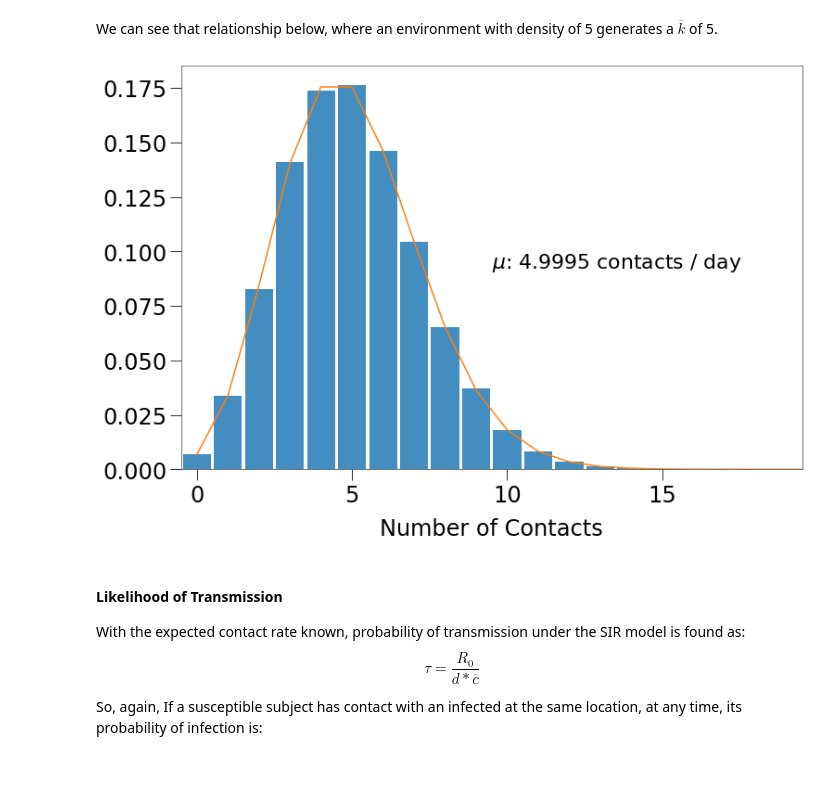
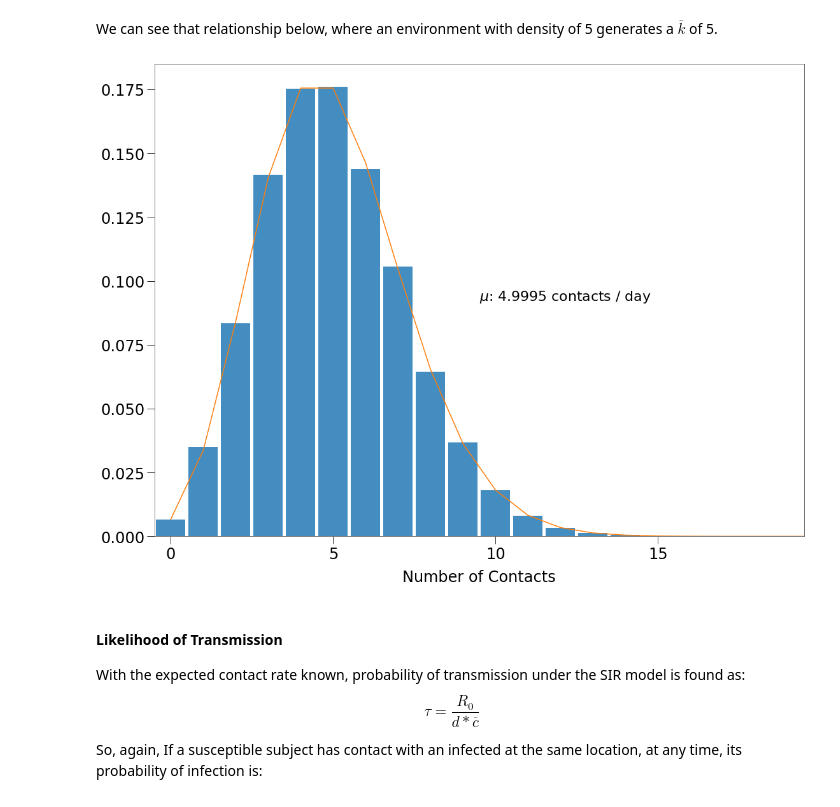
Before and after one commit to rjskene/rknotdocs, a Jupyter notebook: docs/theory.ipynb, the cells around one changed output. Cells and saved outputs as stored; diff of their text form; code cells hidden in the pictures; blank space fills up the shorter version.

```diff
--- a/docs/theory.ipynb
+++ b/docs/theory.ipynb
@@ -241,36 +239,39 @@ import numpy as np
 import scipy.stats as st
 import matplotlib.pyplot as plt
 
 density = 5
 n_dots = 10000
 n_locs = n_dots // density
 
 # binom always returns n + 1
 p = 1 / n_locs
 n = n_dots - 1
 x = np.arange(n + 1)
 
 kontact = st.binom(n, p)
 
-fig, ax = plt.subplots(1,1, figsize=(12,8))
+fig, ax = plt.subplots(1,1, figsize=(16,12))
 
 counts, bins, _ = plt.hist(
     np.random.binomial(n, p, 100000),
     bins=x, density=True, rwidth=.9
 )
 
 ax.plot(x+.5, kontact.pmf(x))
 
 ax.set_xticks([i+.5 for i in range(20) if not i % 5])
 ax.set_xticklabels([i for i in range(20) if not i % 5])
 ax.set_xlabel('Number of Contacts')
 
 plt.text(.5, .5, f'$\mu$: {n*p} contacts / day', transform=ax.transAxes)
 
 plt.xlim(0,20)
-plt.show()
+
+plt.gcf().set_facecolor('white') # Or any color
+plt.tight_layout()
+plt.savefig('imgs/binom.png')
 # %% [output]
-[figure, old version]
+[figure, new version]
 # %% [markdown]
 #### Likelihood of Transmission ####
 
```
Also changed, not shown: parts of 1 cell of this notebook, 24 other files.
